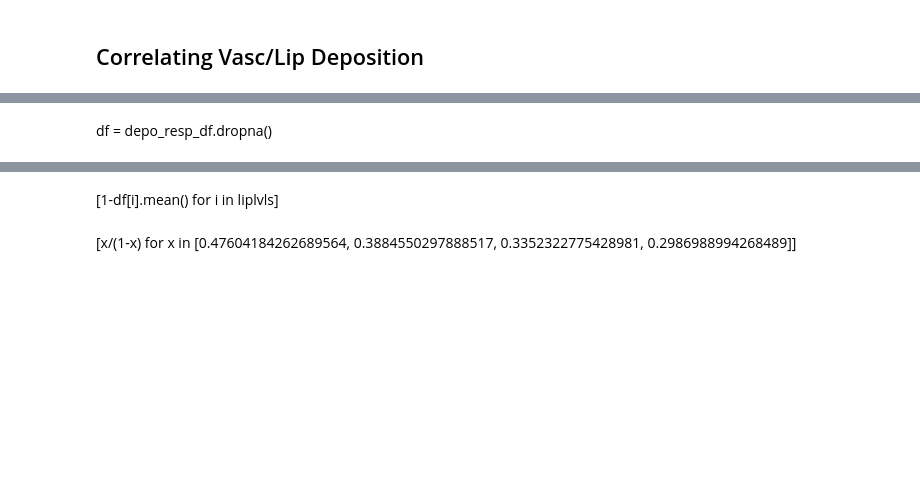
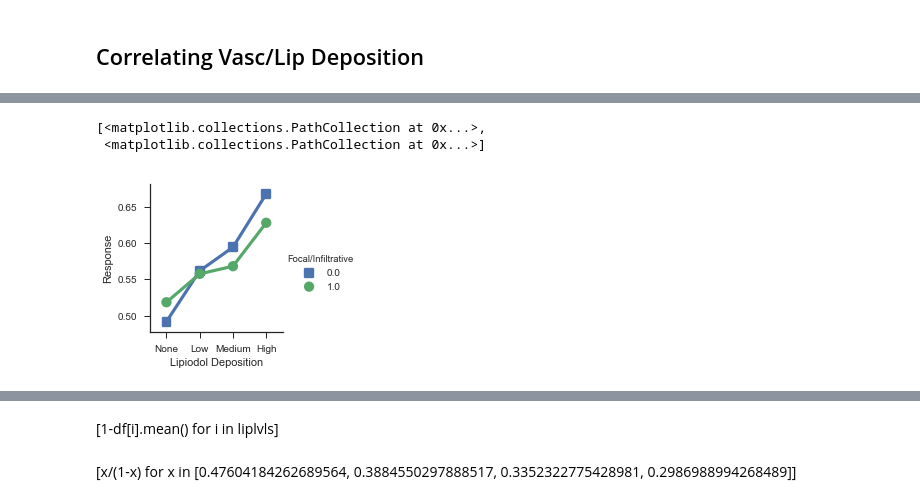
Before and after one commit to clintonjwang/lipiodol, a Jupyter notebook: pattern-classifier.ipynb, the cells around one changed output, grey strips where cells are left out. Drawn from its saved outputs; the diff is of its cells as text; code cells hidden in the pictures; blank space fills up the shorter version.

```diff
--- a/pattern-classifier.ipynb
+++ b/pattern-classifier.ipynb
@@ -337,2 +237,5 @@ for patient_id in patients:
+# %%
+df = pd.DataFrame(columns=["Response", "Lesion_id", "Lipiodol Deposition", "All",
+                       "Focal/Infiltrative", "Tumor Type", "TACE Type", "Homogeneous", "Sparse", "Rim"])
 # %%
-df=vasc_depo_df.dropna()
+df
@@ -344,2 +248,30 @@ for patient_id in patients:
-# %% [markdown]
-df = depo_resp_df.dropna()
+# %%
+master_df = pd.read_excel(r"D:\Lipiodol\MASTER SOPHIE.xlsx", "Lesions analyzed", index_col="Lesion_ID")#"C:\Users\Clinton\Box\FOR CLINTON BOX FOLDER\MASTER SS SOPHIE.xlsx")
+# %%
+ix = 0
+for lesion_id, row in Rdf.iterrows():
+    const = ["Mean",
+              master_df.loc[lesion_id, "0=well delineated, 1=infiltrative"],
+              master_df.loc[lesion_id, "HCC(0), ICC(1), other(2)"],
+              master_df.loc[lesion_id, "selective=0"],
+              pattern_df.loc[lesion_id, "lipcoverage_vol%"] > .75,
+              pattern_df.loc[lesion_id, "lipcoverage_vol%"] < .25,
+              pattern_df.loc[lesion_id, "rim_lipiodol%"] > .3]
+    for i in range(4):
+        df.loc[ix+i] = [row[liplvls[i]], lesion_id, ["None", "Low", "Medium", "High"][i]] + const
+    ix += 4
+# %%
+g.collections
+# %% [output]
+[<matplotlib.collections.PathCollection at 0x...>,
+ <matplotlib.collections.PathCollection at 0x...>]
+# %%
+g = sns.factorplot(x="Lipiodol Deposition", y="Response", hue="Focal/Infiltrative", data=df, size=3, ci=None, markers=["s", "o"])#, col_wrap=2
+#plt.setp(g.collections[0], sizes=[100], label="x")
+#plt.plot(df["Lipiodol Deposition"], df["Response"], linestyle='None', marker="s", color="r", markersize=10)
+#grid.map(plt.axhline, y=0, ls=":", c=".5")
+#grid.map(plt.plot, , marker="o", ms=4)
+#grid.set(xticks=np.arange(5), yticks=[-3, 3], xlim=(-.5, 4.5), ylim=(-3.5, 3.5))
+#grid.fig.tight_layout(w_pad=1)
+# %% [output]
+[figure, added]
```
Also changed, not shown: parts of 85 cells of this notebook, 2 other files.
